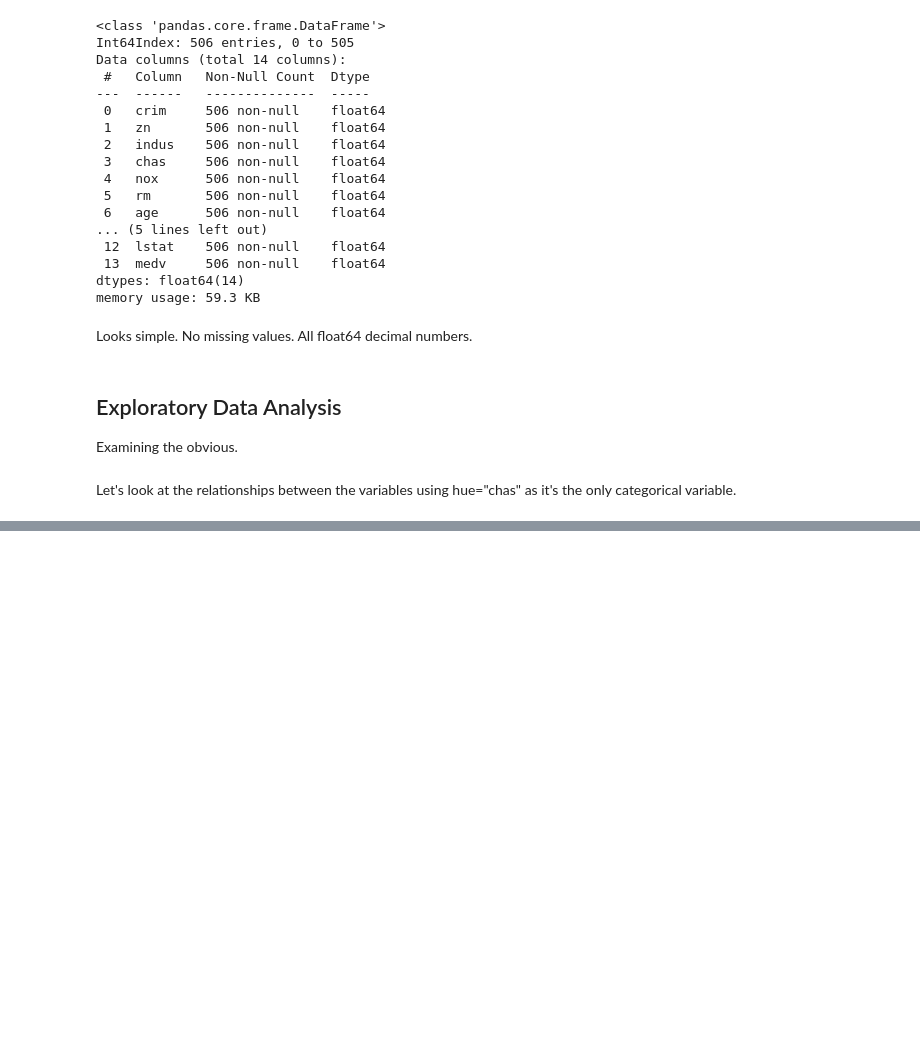
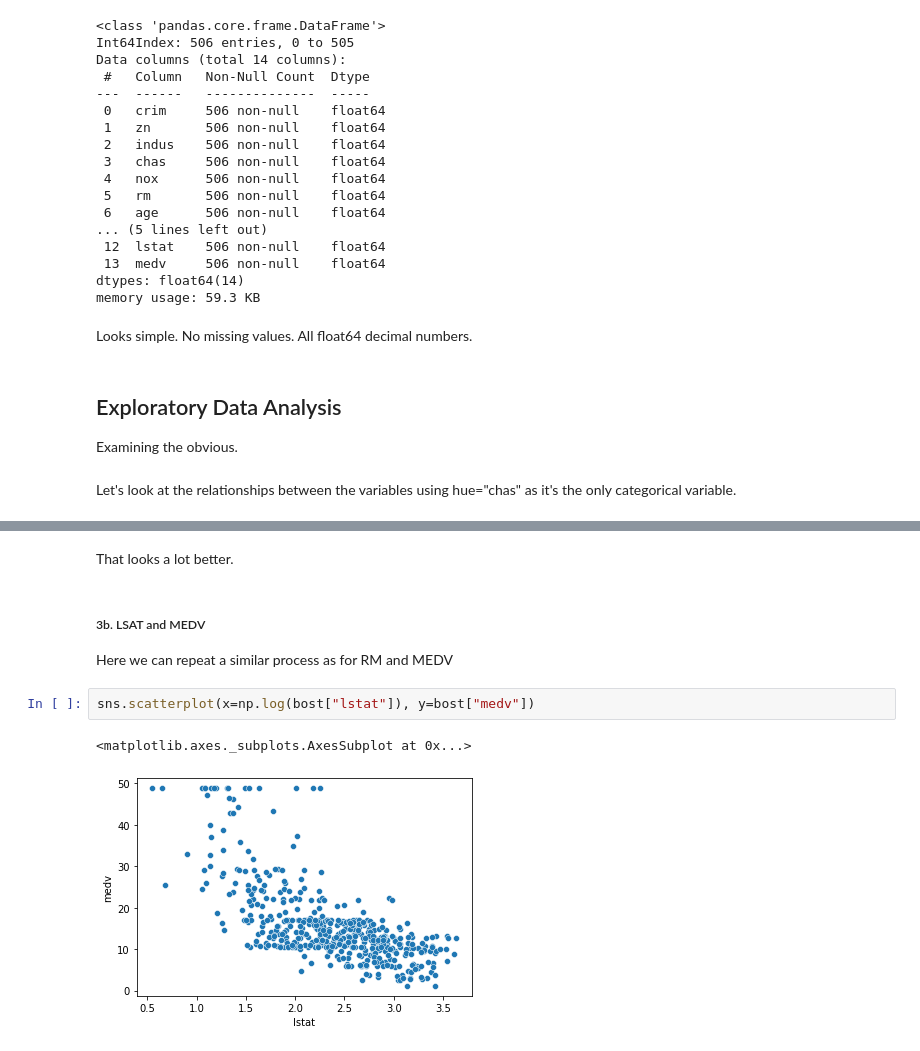
Before and after one commit to JacksonKerr/LinearRegression, a Jupyter notebook: Assignment.ipynb, the cells around one changed output, grey strips where cells are left out. Drawn from its saved outputs; the diff is of its cells as text; blank space fills up the shorter version.

```diff
--- a/Assignment.ipynb
+++ b/Assignment.ipynb
@@ -126,0 +146,10 @@ Some notes:
+# %% [markdown]
+That looks a lot better.
+# %% [markdown]
+##### 3b. LSAT and MEDV
+Here we can repeat a similar process as for RM and MEDV
+# %%
+sns.scatterplot(x=np.log(bost["lstat"]), y=bost["medv"])
+# %% [output]
+<matplotlib.axes._subplots.AxesSubplot at 0x...>
+[figure, added]
```
Also changed, not shown: parts of 42 cells of this notebook.
